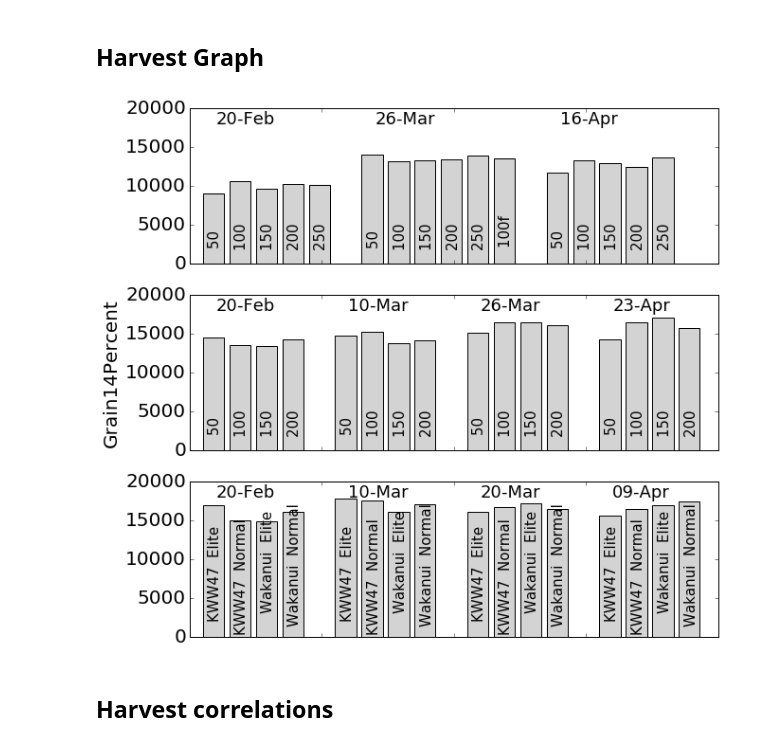
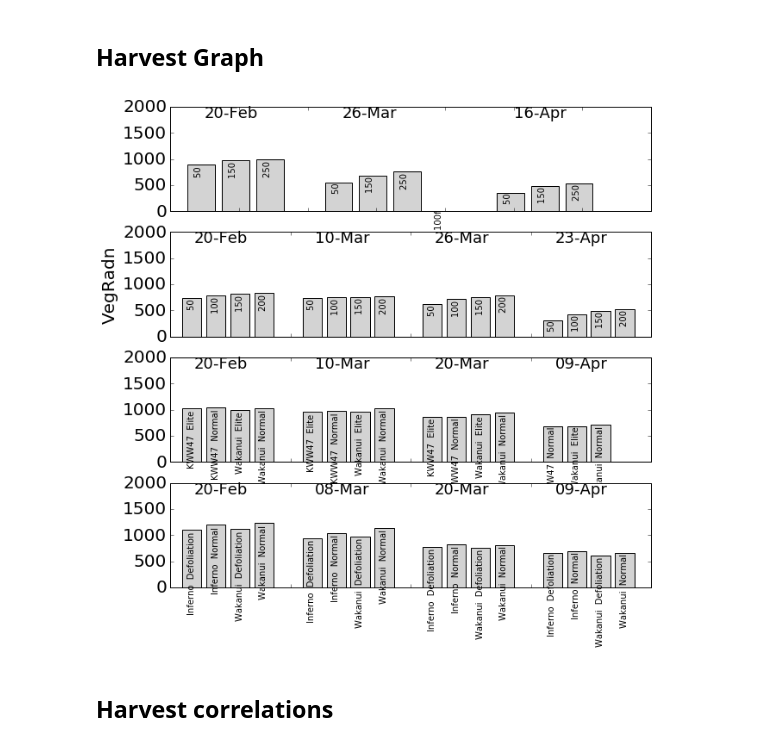
Before and after one commit to HamishBrownPFR/2020, a Jupyter notebook: CombinedAnalysis.ipynb, the cells around one changed output. Saved outputs shown, nothing was run; the diff lists cells and outputs as text; code cells hidden in the pictures.

```diff
--- a/CombinedAnalysis.ipynb
+++ b/CombinedAnalysis.ipynb
@@ -349,9 +735,9 @@ plt.xticks(rotation=90)
 # %% [markdown]
 ## Harvest Graph
 # %%
-Variable = 'Grain14Percent'
+Variable = 'VegRadn'
 MakeHarvestVariableGraph(Variable)
 # %% [output]
-[figure, old version]
+[figure, new version]
 # %% [markdown]
 ## Harvest correlations
```
Also changed, not shown: parts of 50 cells of this notebook, 3 other files.
